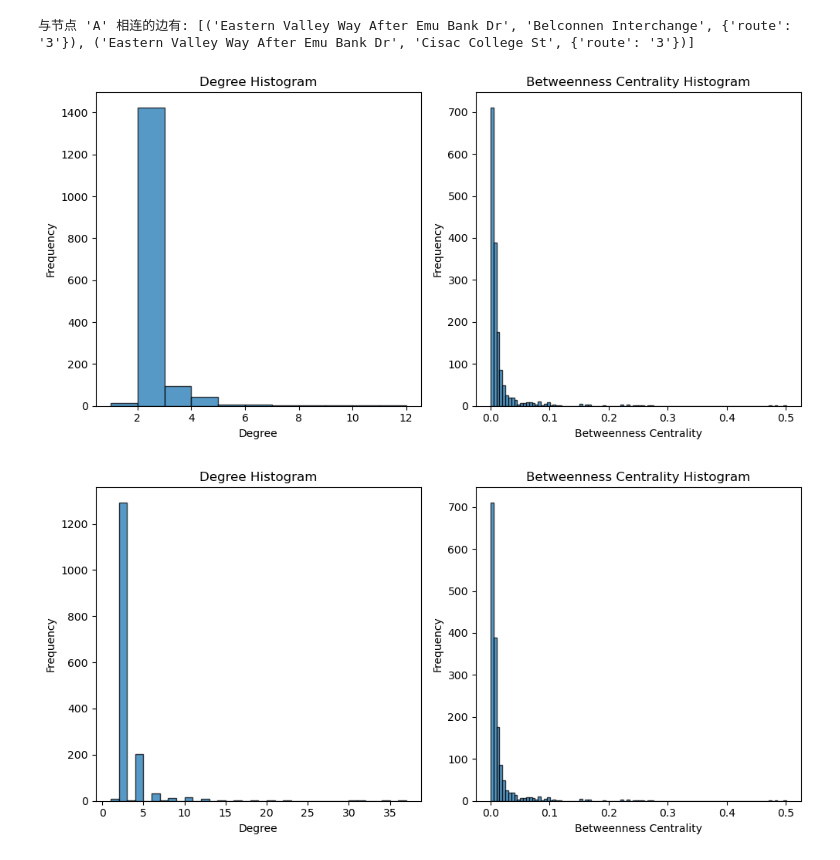
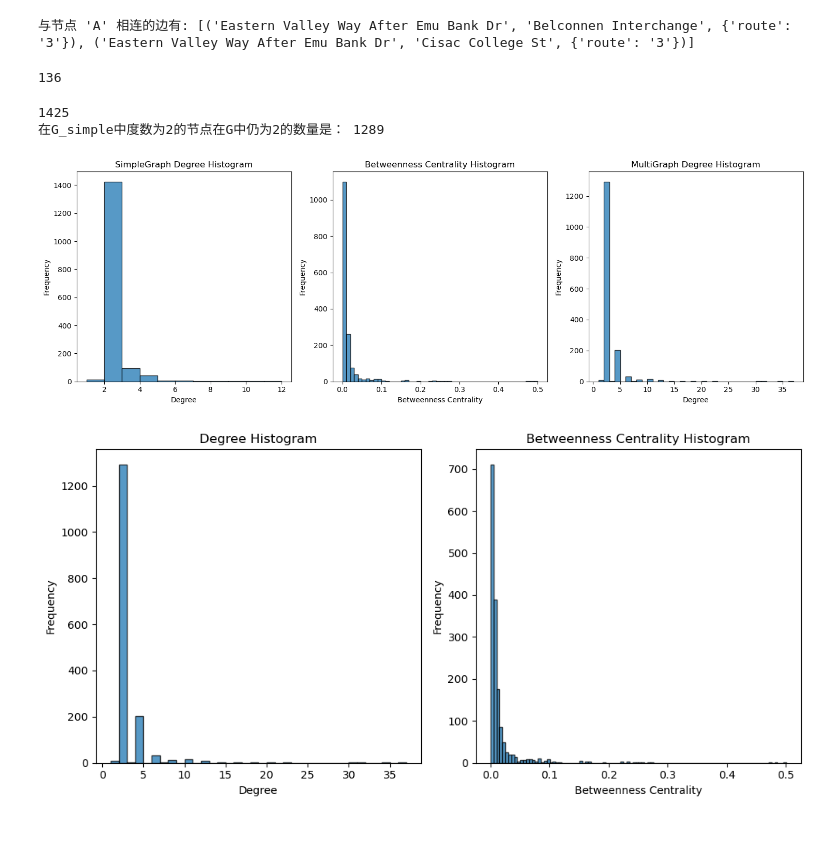
Before and after one commit to EmberNed/CBR-Robustness-study, a Jupyter notebook: grab_stops.ipynb, the cells around one changed output. Saved outputs shown, nothing was run; the diff lists cells and outputs as text; code cells hidden in the pictures; blank space fills up the shorter version.

```diff
--- a/grab_stops.ipynb
+++ b/grab_stops.ipynb
@@ -508,3 +461,18 @@ edges_test = list(G.edges('Eastern Valley Way After Emu Bank Dr',data=True))
 print(f"与节点 'A' 相连的边有: {edges_test}")
 # %% [output]
 与节点 'A' 相连的边有: [('Eastern Valley Way After Emu Bank Dr', 'Belconnen Interchange', {'route': '3'}), ('Eastern Valley Way After Emu Bank Dr', 'Cisac College St', {'route': '3'})]
+# %%
+1425-1289
+# %% [output]
+136
+# %%
+# 在 G_simple 中找到度数为2的所有节点
+degree_two_nodes_simple = [node for node, degree in G_simple.degree() if degree == 2]
+
+# 检查这些节点在 G 中的度数是否仍然为2
+degree_two_in_both = sum(1 for node in degree_two_nodes_simple if G.degree(node) == 2)
+print(len(degree_two_nodes_simple))
+print("在G_simple中度数为2的节点在G中仍为2的数量是：", degree_two_in_both)
+# %% [output]
+1425
+在G_simple中度数为2的节点在G中仍为2的数量是： 1289
@@ -511,32 +508,32 @@ print(f"与节点 'A' 相连的边有: {edges_test}")
 # %%
 # 简单图 连通性
 # 设置图形大小
 plt.figure(figsize=(15, 5))
 
 # 绘制度数直方图
 plt.subplot(131)
 plt.hist(degrees.values(), bins=range(1, max(degrees.values())+2), alpha=0.75, edgecolor='black')
-plt.title('Degree Histogram')
+plt.title('SimpleGraph Degree Histogram')
 plt.xlabel('Degree')
 plt.ylabel('Frequency')
 
 # 绘制介数中心性直方图
 plt.subplot(132)
-plt.hist(nx.betweenness_centrality(G).values(), bins=100, alpha=0.75, edgecolor='black')
+plt.hist(nx.betweenness_centrality(G).values(), bins=50, alpha=0.75, edgecolor='black')
 plt.title('Betweenness Centrality Histogram')
 plt.xlabel('Betweenness Centrality')
 plt.ylabel('Frequency')
 
-# # 绘制聚集系数直方图
-# plt.subplot(133)
-# plt.hist(clustering_coeffs.values(), bins=20, alpha=0.75, edgecolor='black')
-# plt.title('Clustering Coefficient Histogram')
-# plt.xlabel('Clustering Coefficient')
-# plt.ylabel('Frequency')
+# 绘制度数直方图
+plt.subplot(133)
+plt.hist(dict(G.degree()).values(), bins=range(1, max(dict(G.degree()).values())+2), alpha=0.75, edgecolor='black')
+plt.title('MultiGraph Degree Histogram')
+plt.xlabel('Degree')
+plt.ylabel('Frequency')
 
-# 显示图形
+
 plt.tight_layout()
 plt.show()
 # %% [output]
-[figure, old version]
+[figure, new version]
 # %%
```
Also changed, not shown: parts of 13 cells of this notebook, 2 other files.
